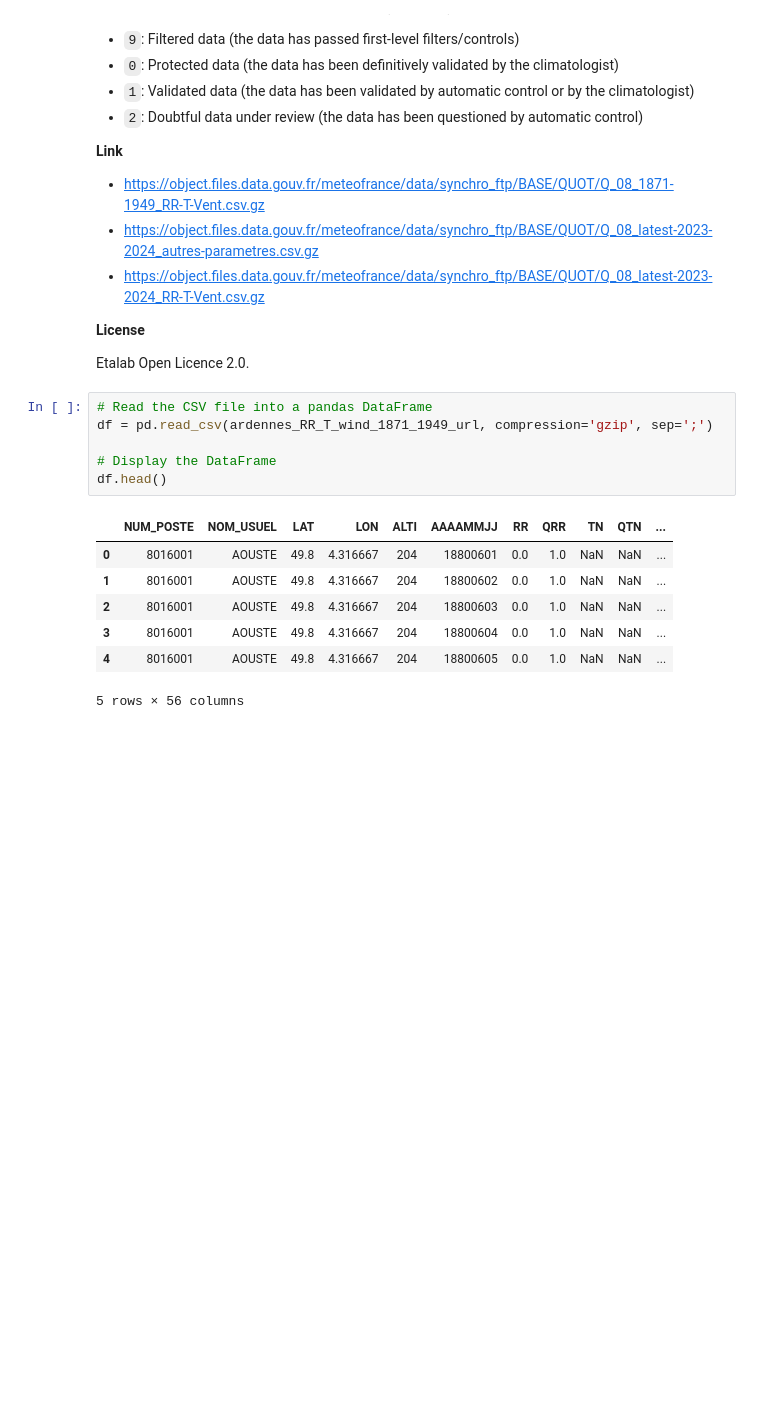
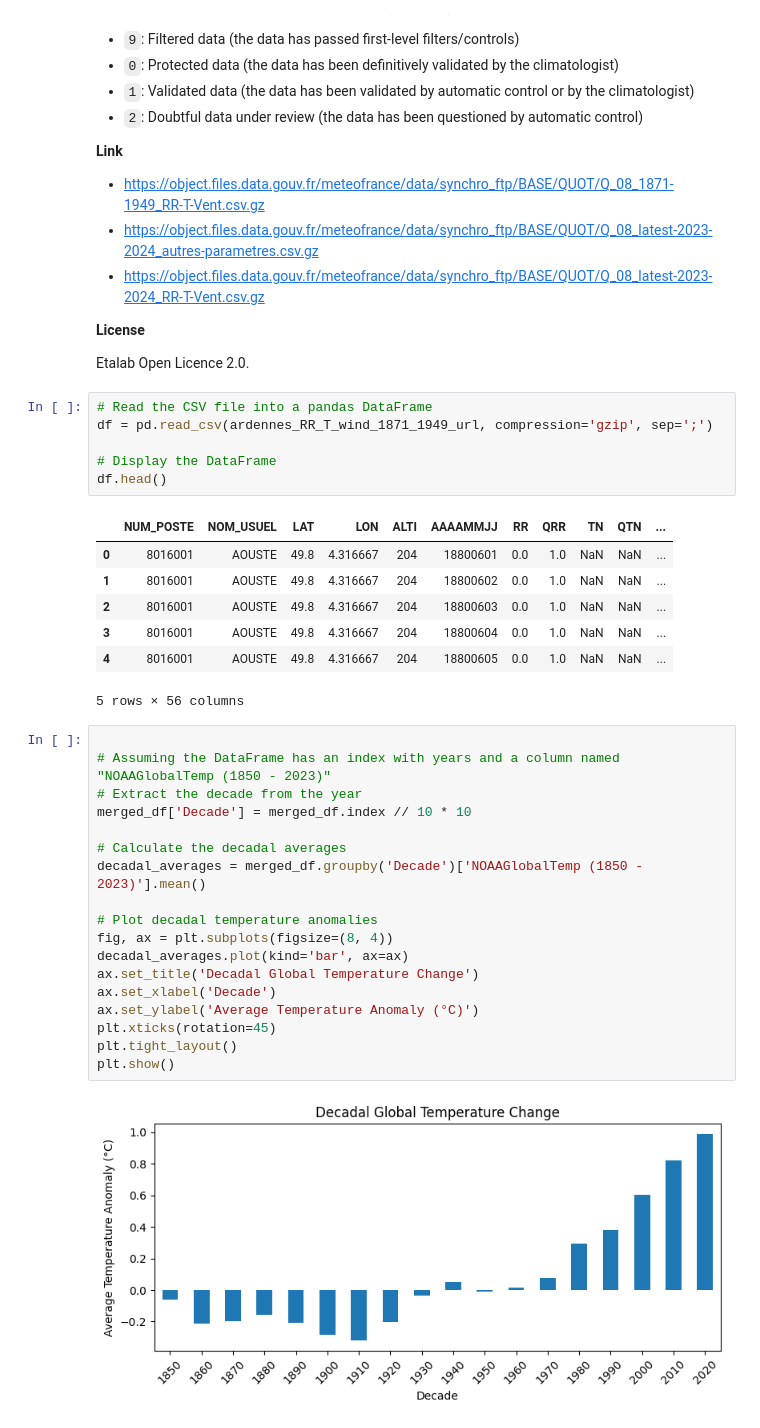
Before and after one commit to Saffian-Asghar/Global-Temperature-Analysis, a Jupyter notebook: Global_Temperature_Change.ipynb, the cells around one changed output. Saved outputs shown, nothing was run; the diff lists cells and outputs as text; blank space fills up the shorter version.

```diff
--- a/Global_Temperature_Change.ipynb
+++ b/Global_Temperature_Change.ipynb
@@ -358,3 +361,23 @@ df.head()
 | 3 | 8016001 | AOUSTE | 49.8 | 4.316667 | 204 | 18800604 | 0.0 | 1.0 | NaN | NaN | ... |
 | 4 | 8016001 | AOUSTE | 49.8 | 4.316667 | 204 | 18800605 | 0.0 | 1.0 | NaN | NaN | ... |
 5 rows × 56 columns
+# %%
+
+# Assuming the DataFrame has an index with years and a column named "NOAAGlobalTemp (1850 - 2023)"
+# Extract the decade from the year
+merged_df['Decade'] = merged_df.index // 10 * 10
+
+# Calculate the decadal averages
+decadal_averages = merged_df.groupby('Decade')['NOAAGlobalTemp (1850 - 2023)'].mean()
+
+# Plot decadal temperature anomalies
+fig, ax = plt.subplots(figsize=(8, 4))
+decadal_averages.plot(kind='bar', ax=ax)
+ax.set_title('Decadal Global Temperature Change')
+ax.set_xlabel('Decade')
+ax.set_ylabel('Average Temperature Anomaly (°C)')
+plt.xticks(rotation=45)
+plt.tight_layout()
+plt.show()
+# %% [output]
+[figure, added]
```
Also changed, not shown: parts of 11 cells of this notebook.
